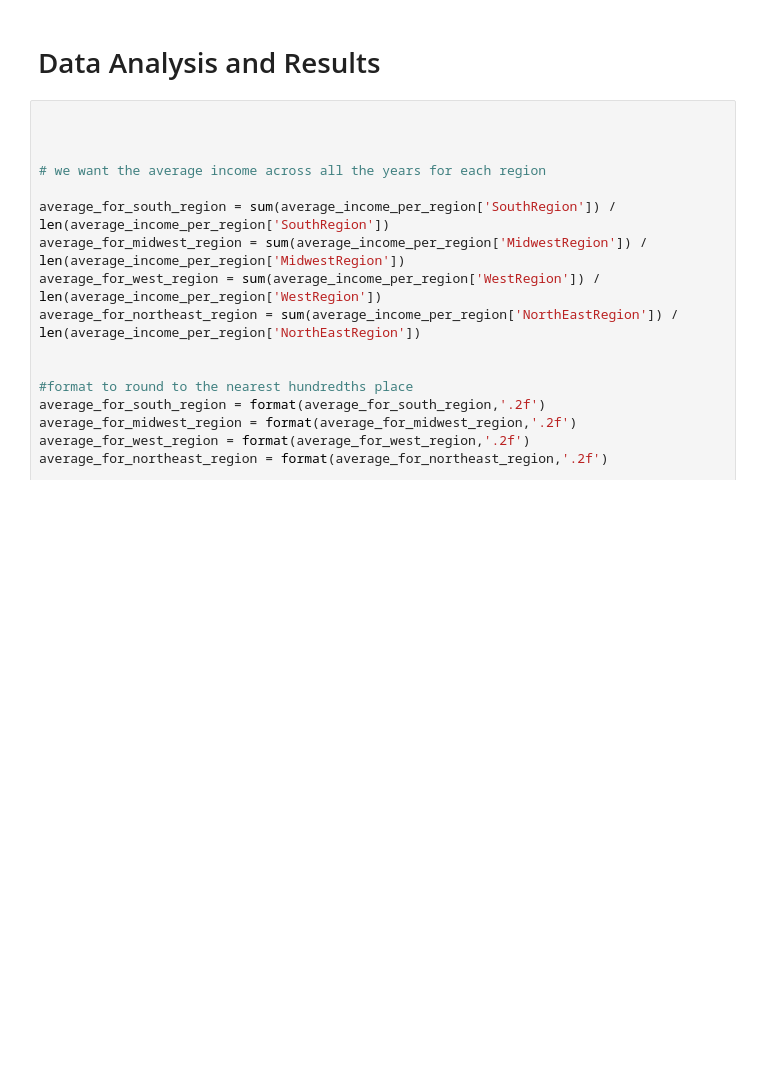
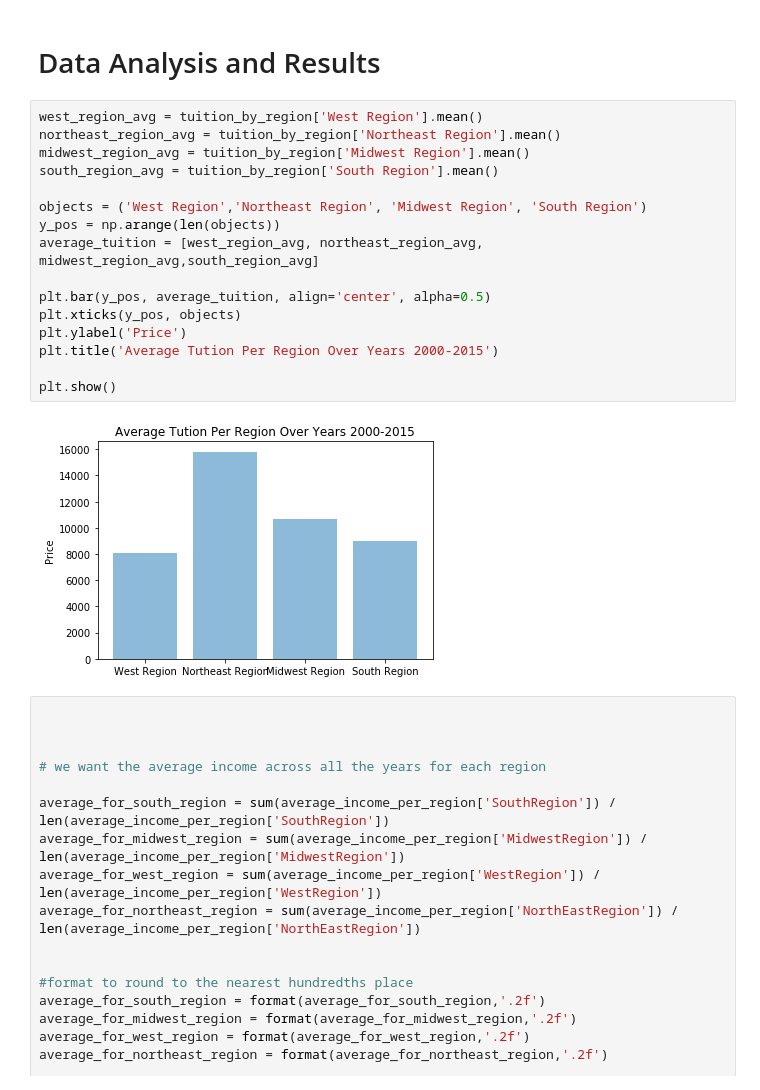
Before and after one commit to martinezedwin893/FinalProjectCogs108, a Jupyter notebook: FinalProject.ipynb, the cells around one changed output. Saved outputs shown, nothing was run; the diff lists cells and outputs as text; blank space fills up the shorter version.

Commit message:
Added Bar graph with average tuition per region based of years 2000-2015

```diff
--- a/FinalProject.ipynb
+++ b/FinalProject.ipynb
@@ -431,6 +431,24 @@ plt.show()
 In the above graph, we see the average income over the course of about 10 years. This data is split up between regions in the United States. The regions are specified in the graph legend.
 # %% [markdown]
 # Data Analysis and Results
+# %%
+west_region_avg = tuition_by_region['West Region'].mean()
+northeast_region_avg = tuition_by_region['Northeast Region'].mean()
+midwest_region_avg = tuition_by_region['Midwest Region'].mean()
+south_region_avg = tuition_by_region['South Region'].mean()
+
+objects = ('West Region','Northeast Region', 'Midwest Region', 'South Region')
+y_pos = np.arange(len(objects))
+average_tuition = [west_region_avg, northeast_region_avg, midwest_region_avg,south_region_avg]
+
+plt.bar(y_pos, average_tuition, align='center', alpha=0.5)
+plt.xticks(y_pos, objects)
+plt.ylabel('Price')
+plt.title('Average Tution Per Region Over Years 2000-2015')
+
+plt.show()
+# %% [output]
+[figure, added]
 # %%
 
 
```
Also changed, not shown: parts of 1 cell of this notebook.
